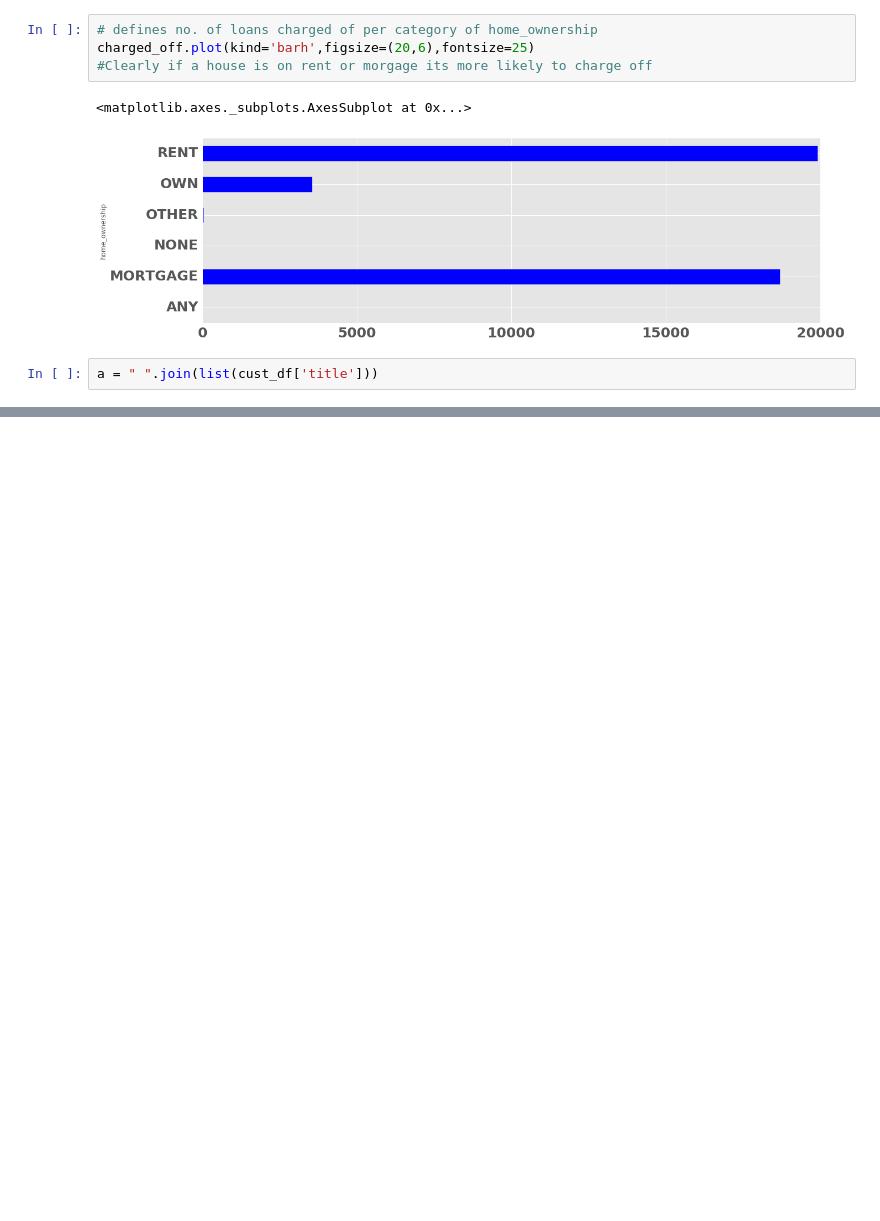
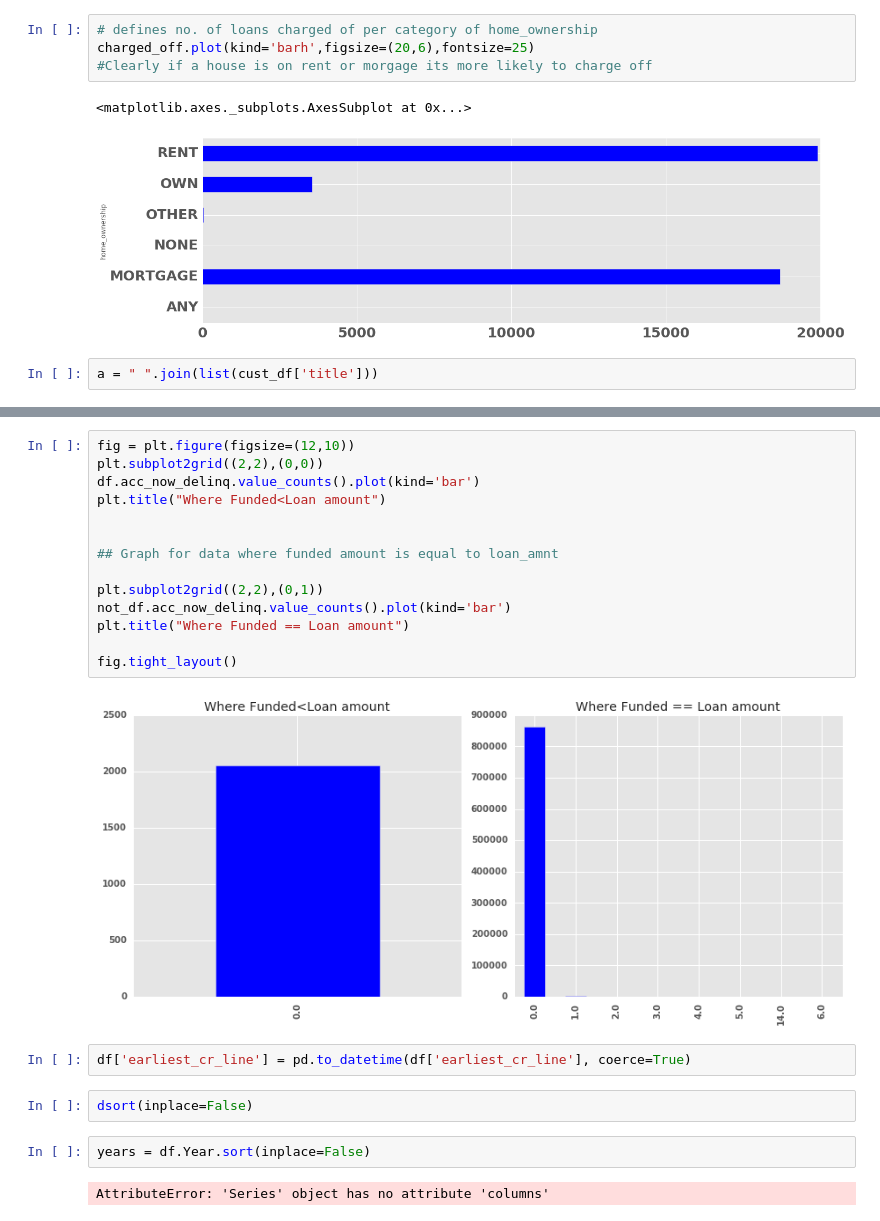
Before and after one commit to thakursc1-zz/Lending_Club_data_analysis, a Jupyter notebook: Special Analysis.ipynb, the cells around one changed output, grey strips where cells are left out. Drawn from its saved outputs; the diff is of its cells as text; blank space fills up the shorter version.

```diff
--- a/Special Analysis.ipynb
+++ b/Special Analysis.ipynb
@@ -134,0 +205,24 @@ plt.show()
+# %%
+fig = plt.figure(figsize=(12,10))
+plt.subplot2grid((2,2),(0,0))
+df.acc_now_delinq.value_counts().plot(kind='bar')
+plt.title("Where Funded<Loan amount")
+
+
+## Graph for data where funded amount is equal to loan_amnt
+
+plt.subplot2grid((2,2),(0,1))
+not_df.acc_now_delinq.value_counts().plot(kind='bar')
+plt.title("Where Funded == Loan amount")
+
+fig.tight_layout()
+# %% [output]
+[figure, added]
+# %%
+df['earliest_cr_line'] = pd.to_datetime(df['earliest_cr_line'], coerce=True)
+# %%
+dsort(inplace=False)
+# %%
+years = df.Year.sort(inplace=False)
+# %% [output]
+AttributeError: 'Series' object has no attribute 'columns'
```
Also changed, not shown: parts of 11 cells of this notebook.
